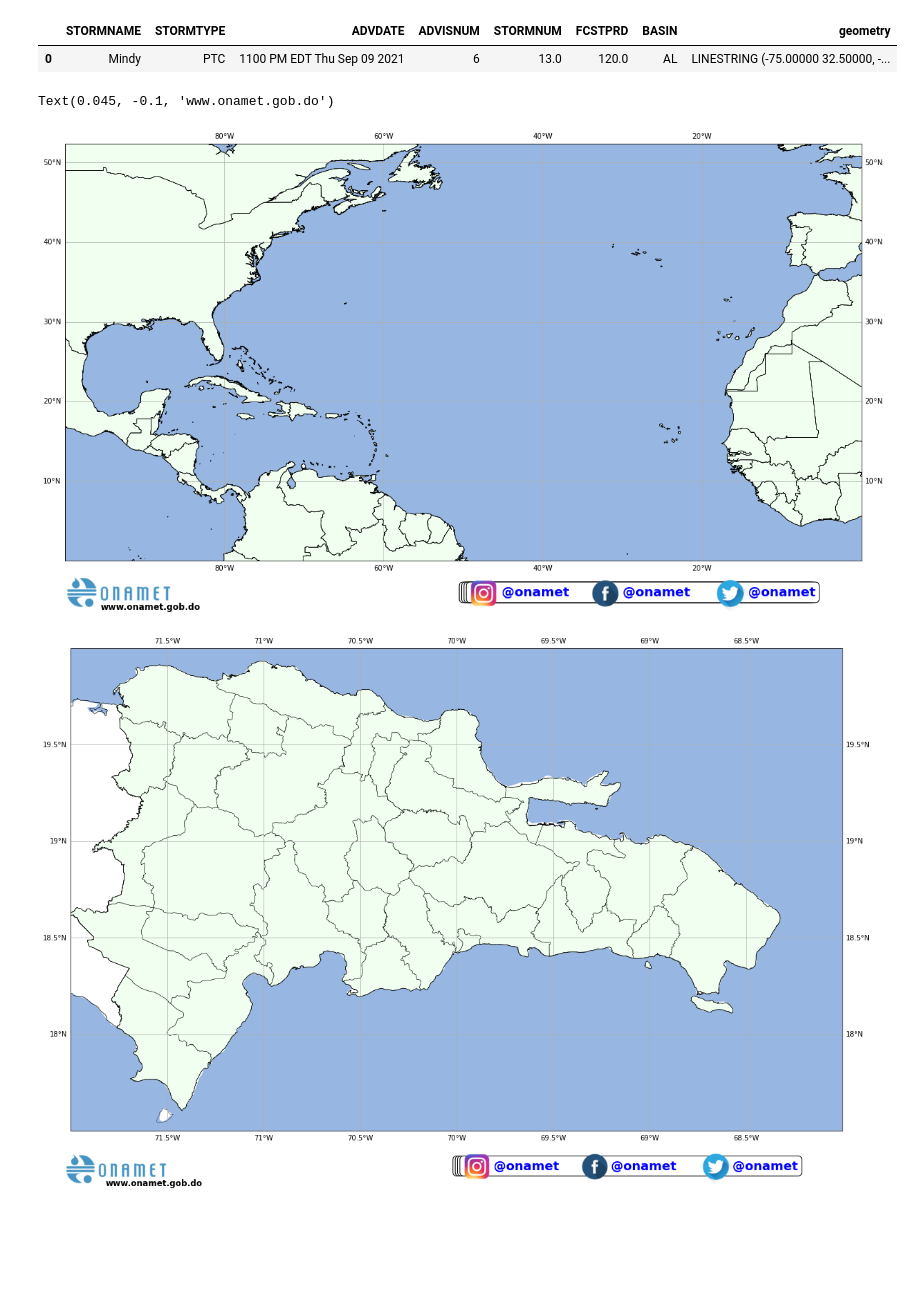
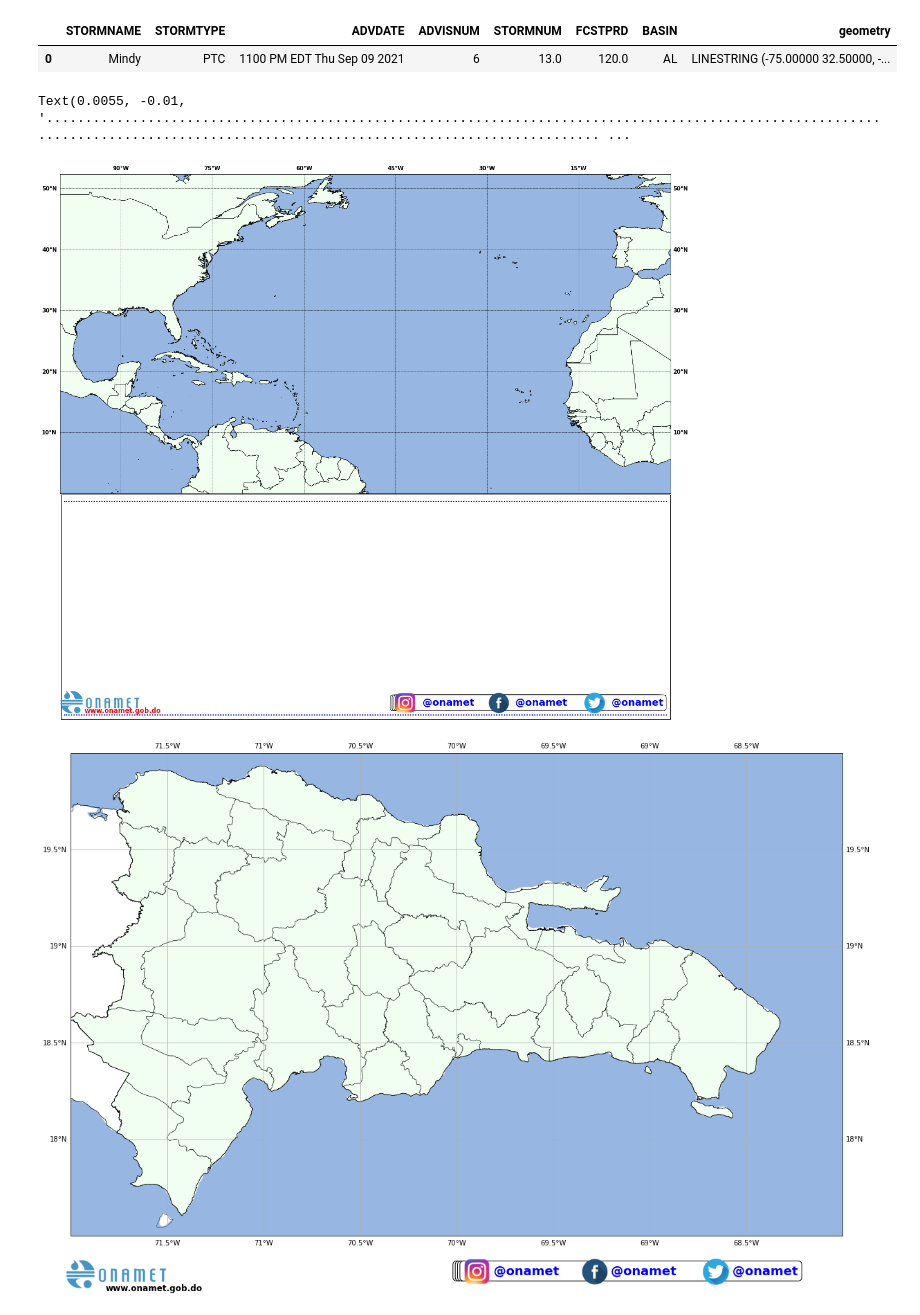
Before and after one commit to jmedinah09/UnidataProjects, a Jupyter notebook: tropical_cyclone_plot_project/downloader_bot_backup.ipynb, the cells around one changed output. Cells and saved outputs as stored; diff of their text form; code cells hidden in the pictures; blank space fills up the shorter version.

```diff
--- a/tropical_cyclone_plot_project/downloader_bot_backup.ipynb
+++ b/tropical_cyclone_plot_project/downloader_bot_backup.ipynb
@@ -337,53 +339,74 @@ data_crs= ccrs.PlateCarree()
 # %%
 fig = plt.figure(figsize=(20, 20))
 #fig.set_transform(t = 'transAxes')
 ax  = plt.subplot(1, 1, 1, projection = map_crs)
 
 ax.set_extent([-100, 0, 0, 40])
 ax.add_feature(cfeat.OCEAN.with_scale('10m'))
 
-grid_lines = ax.gridlines(draw_labels=True)
-grid_lines.xformatter = LONGITUDE_FORMATTER
-grid_lines.yformatter = LATITUDE_FORMATTER
+# grid_lines = ax.gridlines(draw_labels=True)
+# grid_lines.xformatter = LONGITUDE_FORMATTER
+# grid_lines.yformatter = LATITUDE_FORMATTER
+#ax.set_xlabel(xlabel  = '90°W', labelpad = 50)
+
+gl = ax.gridlines(crs=ccrs.PlateCarree(), draw_labels=True,
+                  linewidth=0.5, color='black', linestyle='--')
+gl.xlabels_bottom = False
+#gl.ylabels_left   = False
+#gl.xlines = False
+gl.ylocator = mticker.FixedLocator([0, 10, 20, 30, 40, 50, 55])
+gl.xformatter = LONGITUDE_FORMATTER
+gl.yformatter = LATITUDE_FORMATTER
+gl.xlabel_style = {'weight': 'bold'}
+gl.ylabel_style = {'weight': 'bold'}
+#gl.xlabel_style = {'color': 'red', 'weight': 'bold'}
 
 ax.add_geometries(states_provinces_gdf['geometry'], crs=data_crs, facecolor='none',
                  edgecolor='black', linewidth=0.5, alpha=0.7)
 ax.add_geometries(land_gdf['geometry'], crs=data_crs, facecolor='none',
                   edgecolor='black', linewidth=1, alpha=0.7)
 ax.add_geometries(coastline_gdf['geometry'], crs=data_crs, facecolor='none',
                  edgecolor='black', linewidth=0.5)
 ax.add_geometries(countries_gdf['geometry'], crs=data_crs, facecolor='none',
                  edgecolor='black', linewidth=0.5, zorder = 10)
 ax.add_geometries(countries_gdf['geometry'], crs=data_crs, facecolor='honeydew',
-                 edgecolor='black', linewidth=0.5)
+                 edgecolor='black', linewidth=0.1)
 
-logo = imread('../onamet-150X43.png')
-#tr = fig.set_transform(t='transAxes')
-fig.figimage(logo, 40, 13, zorder=100)
-x = 605
-y = 13
-logo = imread('../iglogo40x40.png')
-fig.figimage(logo, x, y, zorder=100)
-logo = imread('../fblogo40x40.png')
-fig.figimage(logo, x+170, y, zorder=100)
-logo = imread('../ttlogo50x50.png')
-fig.figimage(logo, x+340, y-5, zorder=100)
+logos = ['iglogo40x40', 'fblogo40x40', 'ttlogo50x50', 'onamet-150X43']
+x, y = 652, 13
+for logo in logos:
+    if logo == 'ttlogo50x50':
+        y = y-5
+    elif logo == 'onamet-150X43':
+        x, y = 40, 13
+    logo = imread(f'../{logo}.png')
+    fig.figimage(logo, x, y, zorder=100)
+    x = x + 170
 
 props = dict(boxstyle='round', facecolor='white', alpha=1)
-xtxt = [0.500, 0.503, 0.506, 0.509]
-ytxt = -0.06
+xtxt = [0.546, 0.549, 0.552, 0.555]
+#xtxt  = [0.555]
+ytxt = -0.64
 text = '       @onamet            @onamet             @onamet'
 for x in xtxt:
     ax.text(x, ytxt, text, transform=ax.transAxes, fontsize=18, verticalalignment='top', bbox=props,
         weight = 'bold', color = 'blue')
-xtxt = 0.045
-ytxt = -0.1
+
+xtxt = 0.04
+ytxt = -0.67
 text = 'www.onamet.gob.do'
 ax.text(xtxt, ytxt, text, transform=ax.transAxes, fontsize=12, verticalalignment='top',
-        weight = 'bold', color = 'black')
+        weight = 'bold', color = 'r')
+props = dict(facecolor='white')
+xtxt = 0.0055
+ytxt = -0.01
+a = 239*'.'
+text = f'''{a}\n\n\n\n\n\n\n\n\n\n\n\n\n\n\n\n\n\n\n\n\n\n\n\n\n\n{a}'''
+ax.text(xtxt, ytxt, text, transform=ax.transAxes, fontsize=12, verticalalignment='top',
+        weight = 'bold', color = 'b', bbox=props, zorder = -1)
 # %% [output]
-Text(0.045, -0.1, 'www.onamet.gob.do')
+Text(0.0055, -0.01, '................................................................................................................................................................................... ...
-[figure, old version]
+[figure, new version]
 # %%
 fig = plt.figure(figsize=(20, 20))
 #fig.set_transform(t = 'transAxes')
```
Also changed, not shown: parts of 5 cells of this notebook, 13 other files.
